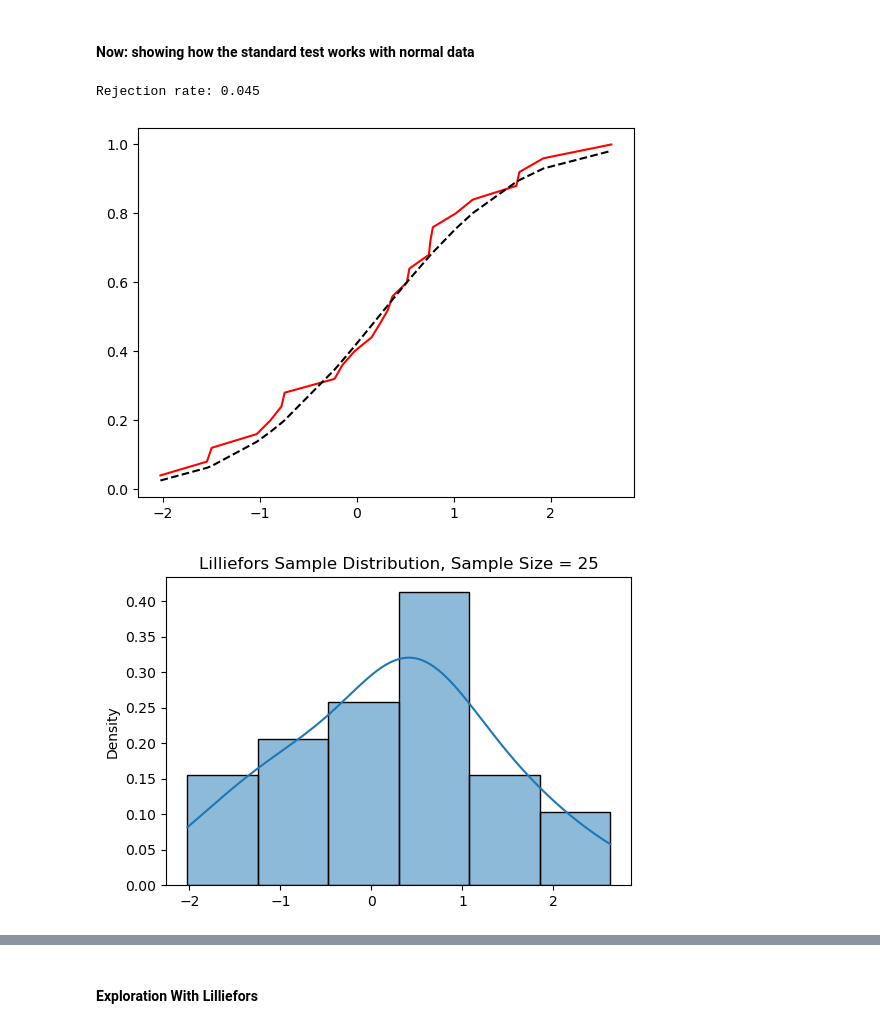
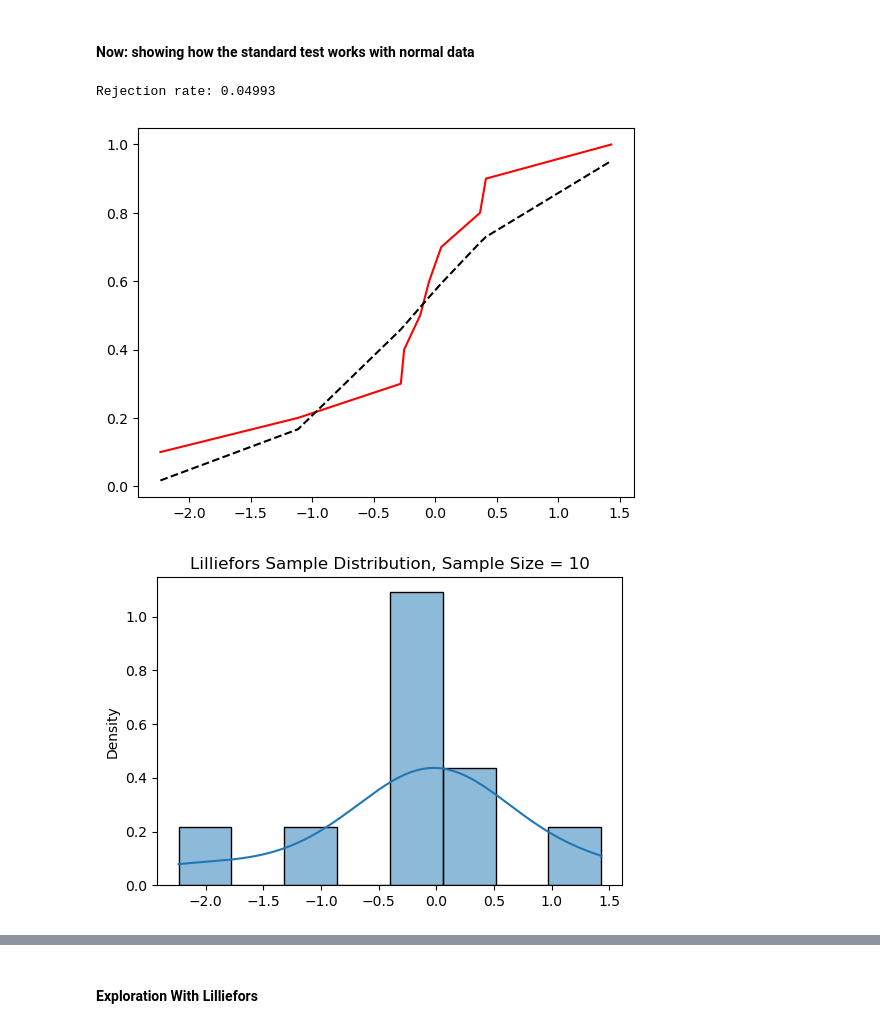
Before and after one commit to jinnayoon/ks_testing, a Jupyter notebook: normality_tests.ipynb, the cells around one changed output, grey strips where cells are left out. Cells and saved outputs as stored; diff of their text form; code cells hidden in the pictures.

Commit message:
redid simulations, made figures

```diff
--- a/normality_tests.ipynb
+++ b/normality_tests.ipynb
@@ -384,31 +383,34 @@ from statsmodels.stats._lilliefors import (
 )
 # %%
 #using sample statistics now instead of set mu and sigma
+#sample size of 10
 rng = np.random.default_rng() #default is mu = 0, std = 1
-n_trials = 1000
-sample_size = 25
+n_trials = 1000000
+sample_size = 10
+stats_values_lil_10 = [] #array of test statistics for lilliefors with size 10
 
 rejections = []
 for i in range(n_trials):
     data = np.sort(rng.normal(size=sample_size));
     #dist = norm estimates from each sample instead of using the known mu and std
     result = lilliefors(data, dist='norm', pvalmethod='table'); #table uses a very large simulation
     pvalue = result[1] #get p-value only of tuple
+    stats_values_lil_10.append(result[0])
     rejections.append(pvalue);
 
     emp_cdf = np.arange(1, sample_size + 1) / sample_size
     mu_hat = np.mean(data)
     sigma_hat = np.std(data, ddof=1)
     null_cdf = stats.norm.cdf(data, loc=mu_hat, scale=sigma_hat)
 plt.plot(data, emp_cdf, 'r-', label='Empirical CDF');
 plt.plot(data, null_cdf, 'k--', label='Fitted Normal CDF') ;
 plt.figure(figsize=(6, 4))
 sns.histplot(data, kde=True, stat='density', label='Sample PDF');
 plt.title(f'Lilliefors Sample Distribution, Sample Size = {sample_size}');
 rejection_rate = np.mean(np.array(rejections) < 0.05);
 print(f'Rejection rate: {rejection_rate}');
 # %% [output]
-Rejection rate: 0.045
+Rejection rate: 0.04993
-[figure, old version]
+[figure, new version]
-[figure, old version]
+[figure, new version]
 # %%
```
Also changed, not shown: parts of 28 cells of this notebook, 6 other files.
